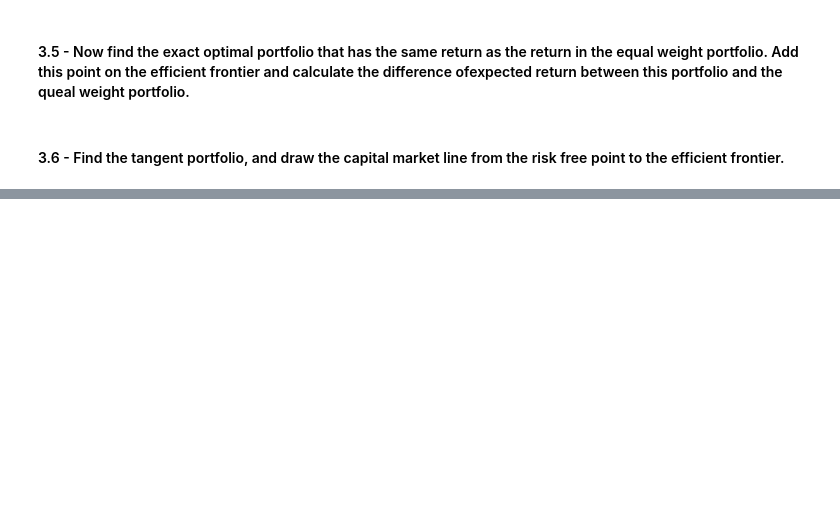
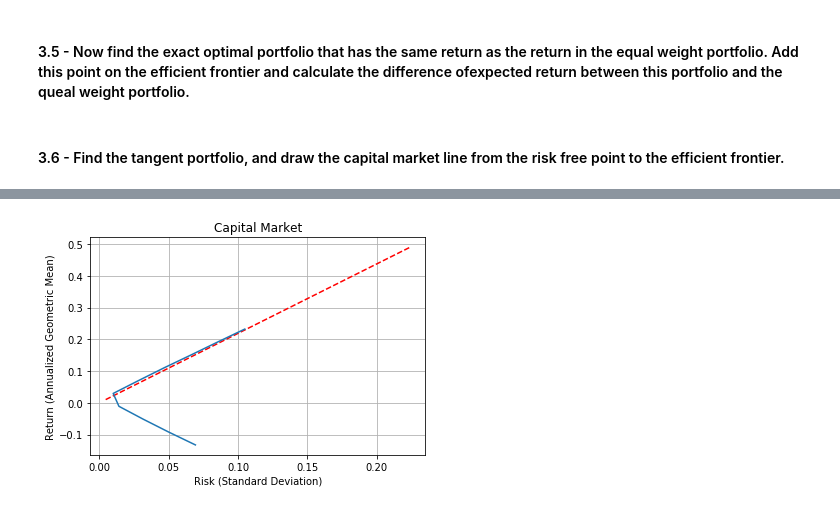
Before and after one commit to jennyjyu/financial-engineering, a Jupyter notebook: Project 2/Project 2.ipynb, the cells around one changed output, grey strips where cells are left out. Saved outputs shown, nothing was run; the diff lists cells and outputs as text; code cells hidden in the pictures; blank space fills up the shorter version.

Commit message:
task 3.3 to 3.6

```diff
--- a/Project 2/Project 2.ipynb
+++ b/Project 2/Project 2.ipynb
@@ -258,0 +304,34 @@ The minimum variance is 0.00010504464571342314
+# %%
+weeklymean = gmean(returns+1)-1
+weeklycov = returns.cov()
+annual_mean = (1+weeklymean)**52-1
+annual_cov = weeklycov*52
+# %%
+annual_cov = annual_cov.values
+# %%
+def compute_cpm(Sigma, mu, mu_p, mu_0):
+    mu = np.expand_dims(mu, 1)
+    mu_e = mu - mu_0
+    mu_p_e = mu_p - mu_0
+    weights = inv(Sigma) @ mu_e @ (mu_p_e / (mu_e.T @ inv(Sigma) @ mu_e))
+    portfolio_std = mu_p_e / np.sqrt(mu_e.T @ inv(Sigma) @ mu_e)
+    return weights, portfolio_std, mu_p
+# %%
+cpm_mu = np.arange(start=0.01, stop=0.5, step=0.01)
+cpm_returns = np.array([])
+cpm_stds = np.array([])
+for portfolio_mu in cpm_mu:
+    # stated in the task that we can assume the risk free rate (mu_0) to be zero
+    _, standard_dev, mu = compute_cpm(annual_cov, annual_mean, portfolio_mu, 0)
+    cpm_returns = np.append(cpm_returns, mu)
+    cpm_stds = np.append(cpm_stds, standard_dev)
+# %%
+plt.plot(cpm_stds, cpm_returns, label='CPM Line', color='r', linestyle='--')
+plt.plot(EF0['std'], mu_ps, label = 'rho = 0')
+plt.xlabel('Risk (Standard Deviation)')
+plt.ylabel('Return (Annualized Geometric Mean)')
+plt.title('Capital Market')
+plt.grid()
+plt.show()
+# %% [output]
+[figure, added]
```
Also changed, not shown: parts of 6 cells of this notebook, 1 other file.
